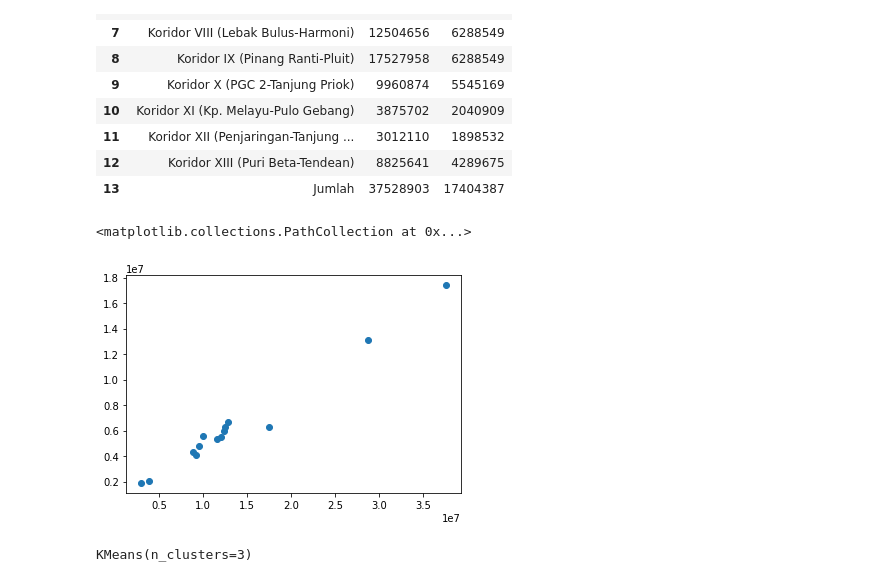
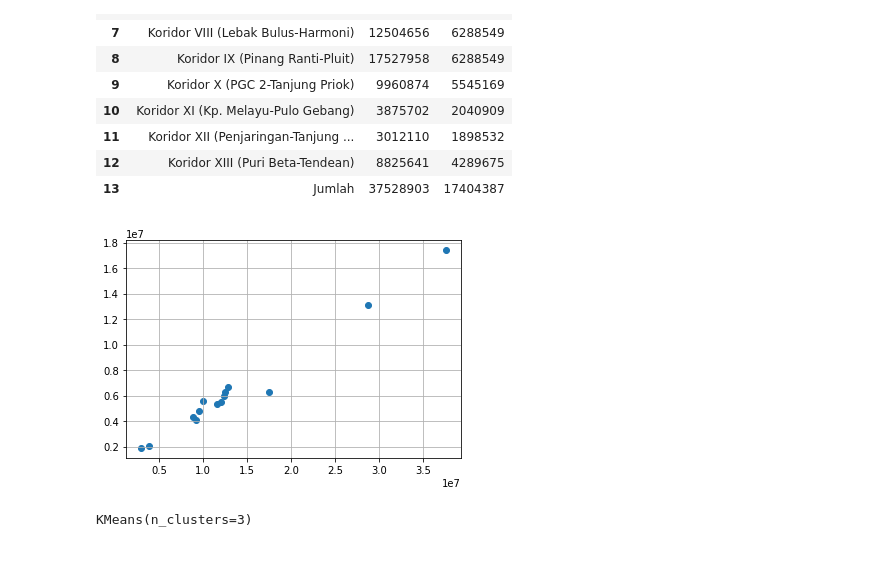
Before and after one commit to ajiahmadhanafi/penelitianilmiah, a Jupyter notebook: busway.ipynb, the cells around one changed output. Cells and saved outputs as stored; diff of their text form; code cells hidden in the pictures.

```diff
--- a/busway.ipynb
+++ b/busway.ipynb
@@ -31,9 +31,9 @@ df.head(15)
 | 13 | Jumlah | 37528903 | 17404387 |
 # %%
 plt.scatter(df[2019], df[2020])
+plt.grid()
 # %% [output]
-<matplotlib.collections.PathCollection at 0x...>
-[figure, old version]
+[figure, new version]
 # %%
 km = KMeans(n_clusters=3)
 km
```
Also changed, not shown: parts of 5 cells of this notebook.
